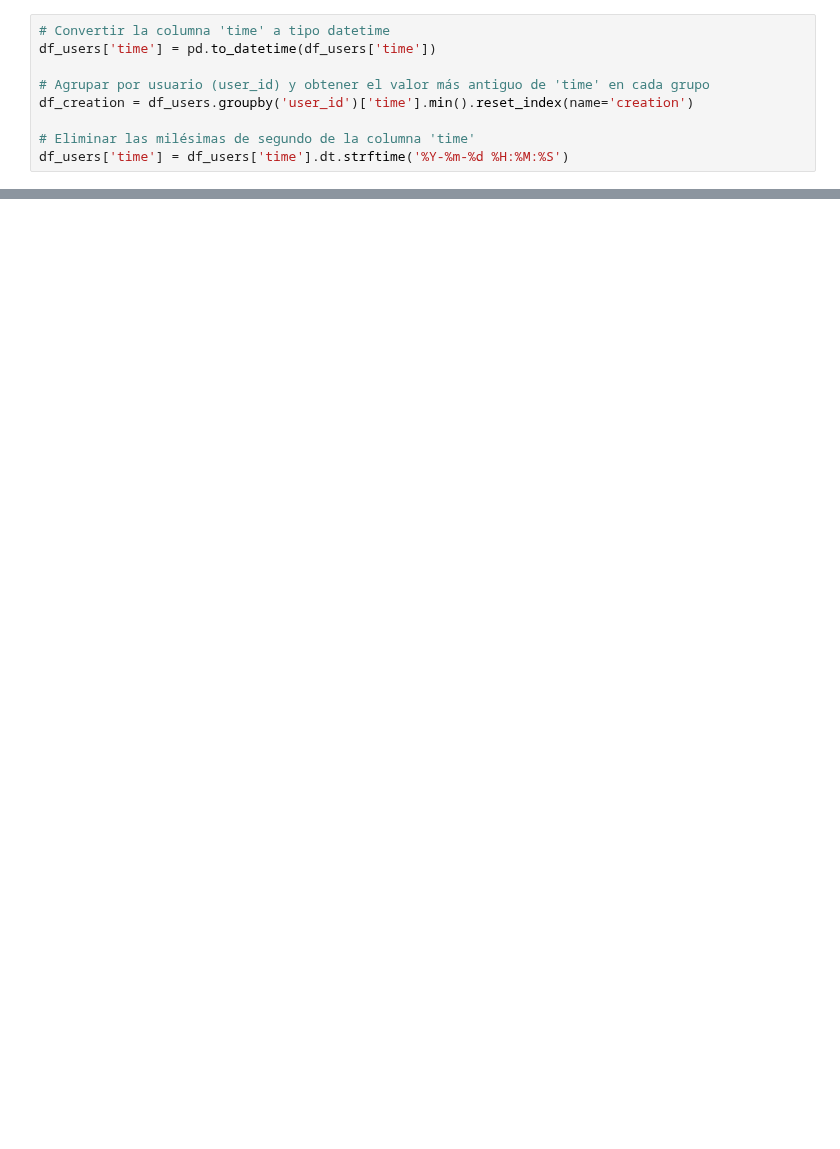
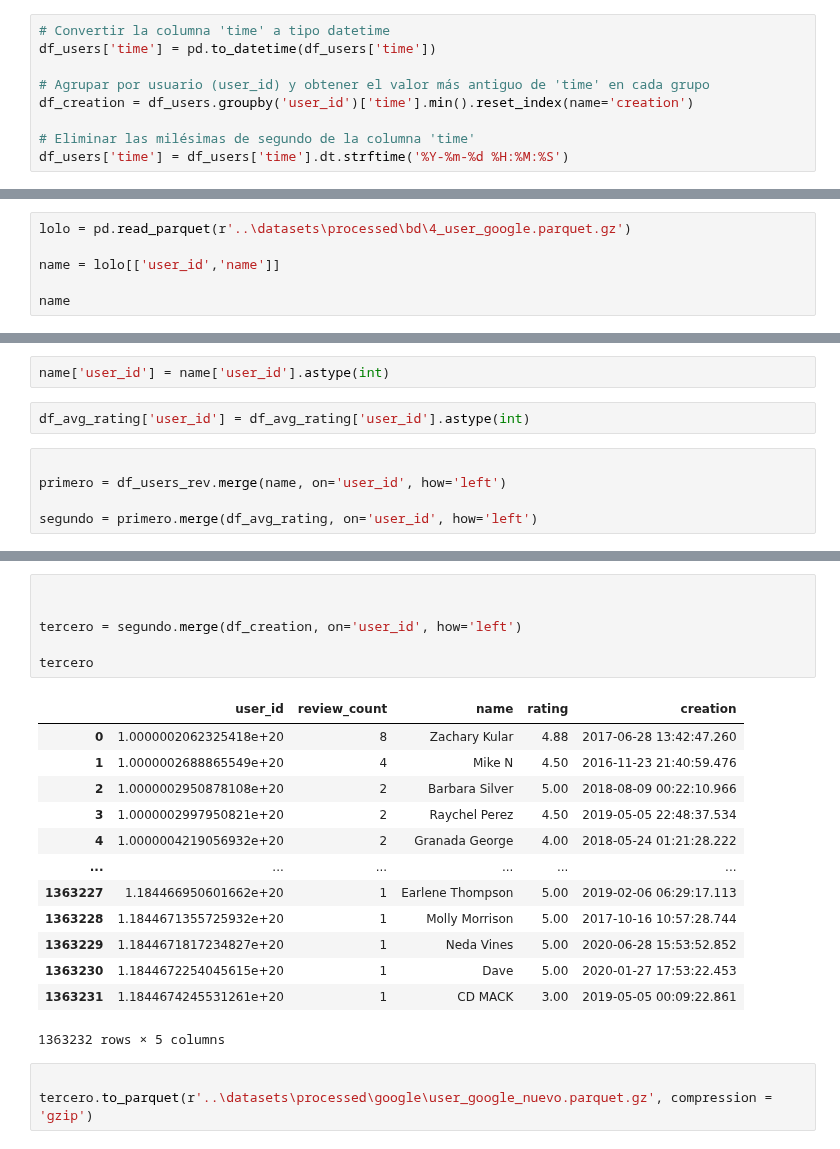
Before and after one commit to Paniceres/GP_Henry, a Jupyter notebook: etl-eda/etl_user_google.ipynb, the cells around one changed output, grey strips where cells are left out. Saved outputs shown, nothing was run; the diff lists cells and outputs as text; blank space fills up the shorter version.

```diff
--- a/etl-eda/etl_user_google.ipynb
+++ b/etl-eda/etl_user_google.ipynb
@@ -66,0 +140,6 @@ df_users
+# %%
+lolo = pd.read_parquet(r'..\datasets\processed\bd\4_user_google.parquet.gz')
+
+name = lolo[['user_id','name']]
+
+name
@@ -66,0 +160,9 @@ df_users
+# %%
+name['user_id'] = name['user_id'].astype(int)
+# %%
+df_avg_rating['user_id'] = df_avg_rating['user_id'].astype(int)
+# %%
+
+primero = df_users_rev.merge(name, on='user_id', how='left')
+
+segundo = primero.merge(df_avg_rating, on='user_id', how='left')
@@ -66,0 +183,23 @@ df_users
+# %%
+
+
+tercero = segundo.merge(df_creation, on='user_id', how='left')
+
+tercero
+# %% [output]
+|  | user_id | review_count | name | rating | creation |
+| 0 | 1.0000002062325418e+20 | 8 | Zachary Kular | 4.88 | 2017-06-28 13:42:47.260 |
+| 1 | 1.0000002688865549e+20 | 4 | Mike N | 4.50 | 2016-11-23 21:40:59.476 |
+| 2 | 1.0000002950878108e+20 | 2 | Barbara Silver | 5.00 | 2018-08-09 00:22:10.966 |
+| 3 | 1.0000002997950821e+20 | 2 | Raychel Perez | 4.50 | 2019-05-05 22:48:37.534 |
+| 4 | 1.0000004219056932e+20 | 2 | Granada George | 4.00 | 2018-05-24 01:21:28.222 |
+| ... | ... | ... | ... | ... | ... |
+| 1363227 | 1.184466950601662e+20 | 1 | Earlene Thompson | 5.00 | 2019-02-06 06:29:17.113 |
+| 1363228 | 1.1844671355725932e+20 | 1 | Molly Morrison | 5.00 | 2017-10-16 10:57:28.744 |
+| 1363229 | 1.1844671817234827e+20 | 1 | Neda Vines | 5.00 | 2020-06-28 15:53:52.852 |
+| 1363230 | 1.1844672254045615e+20 | 1 | Dave | 5.00 | 2020-01-27 17:53:22.453 |
+| 1363231 | 1.1844674245531261e+20 | 1 | CD MACK | 3.00 | 2019-05-05 00:09:22.861 |
+1363232 rows × 5 columns
+# %%
+
+tercero.to_parquet(r'..\datasets\processed\google\user_google_nuevo.parquet.gz', compression = 'gzip')
```
Also changed, not shown: parts of 21 cells of this notebook, 11 other files.
